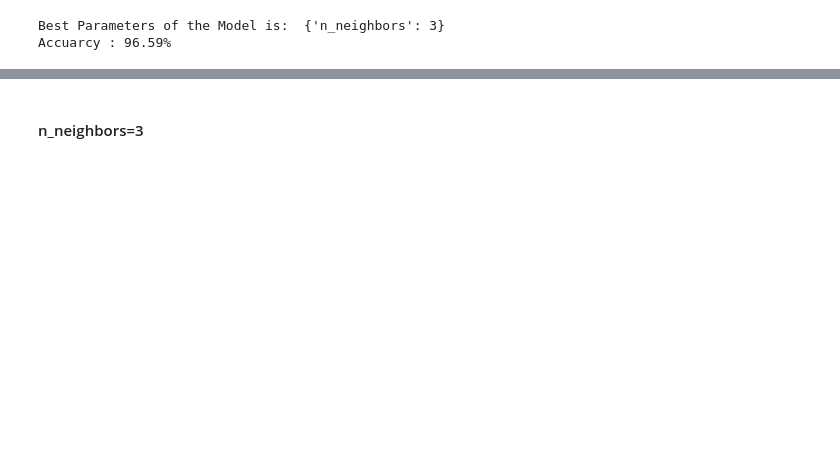
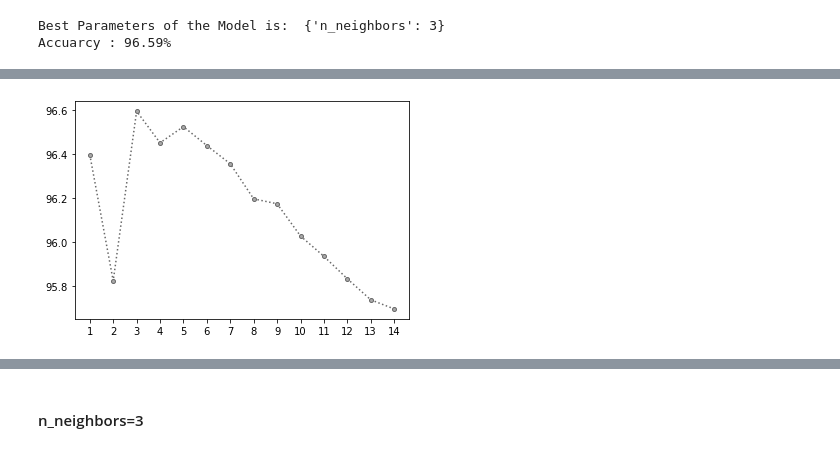
Before and after one commit to cychen116/CSCI-Machine-Learning, a Jupyter notebook: hw01/HW01_MNIST_k-nearest.ipynb, the cells around one changed output, grey strips where cells are left out. Cells and saved outputs as stored; diff of their text form; code cells hidden in the pictures; blank space fills up the shorter version.

```diff
--- a/hw01/HW01_MNIST_k-nearest.ipynb
+++ b/hw01/HW01_MNIST_k-nearest.ipynb
@@ -176,0 +186,14 @@ plt.show()
+# %%
+error = []
+
+for i in range(1, 40):
+    print("Computing knn when n_neighbors= " + str(i) + "...")
+    tic = time.time()
+    knn = KNeighborsClassifier(n_neighbors=i)
+    knn.fit(X_train, y_train)
+    pred_i = knn.predict(X_test)
+    toc = time.time()
+    error.append(np.mean(pred_i != y_test))
+    print("Completed this model in " + str(toc-tic) + " Secs.")
+    print("---------------------------------------")
+print("Completed All Models.")
@@ -179,9 +238,8 @@ plt.show()
 # %%
-# In previous section we know the best model may happened when n_neighbors < 10
-# Let's use GridSearchCV() to double check
 knn = KNeighborsClassifier()
 parameters = {"n_neighbors": range(1, 15)}
-gridsearch = GridSearchCV(knn, parameters,cv=10,scoring='accuracy',verbose=1)
+# Evaluate an algorithm using a cross Validation and set folds = 10
+gridsearch = GridSearchCV(knn, parameters, cv=10,scoring='accuracy',verbose=3)
 gridsearch_result = gridsearch.fit(X_train, y_train)
 # %% [output]
 Fitting 10 folds for each of 14 candidates, totalling 140 fits
@@ -195,0 +304,3 @@ Accuarcy : 96.59%
+# %%
+cv_resultDF = pd.concat([pd.DataFrame(gridsearch_result.cv_results_["params"]),pd.DataFrame(gridsearch_result.cv_results_["mean_test_score"], columns=["Accuracy"])],axis=1)
+cv_resultDF
@@ -195,0 +323,9 @@ Accuarcy : 96.59%
+# %%
+x = cv_resultDF['n_neighbors']
+y = cv_resultDF['Accuracy']*100
+plt.plot(x, y, color='dimgray', linestyle='dotted', marker='.',
+         markerfacecolor='darkgrey', markersize = 8)
+plt.xticks(x)
+plt.show()
+# %% [output]
+[figure, added]
```
Also changed, not shown: parts of 56 cells of this notebook.
